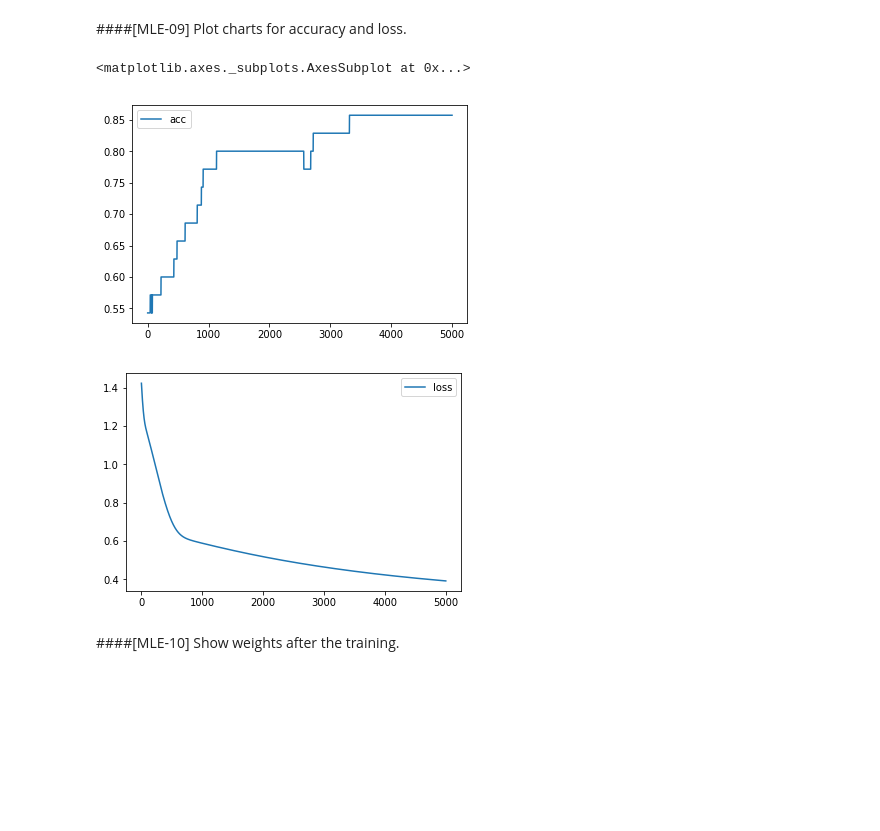
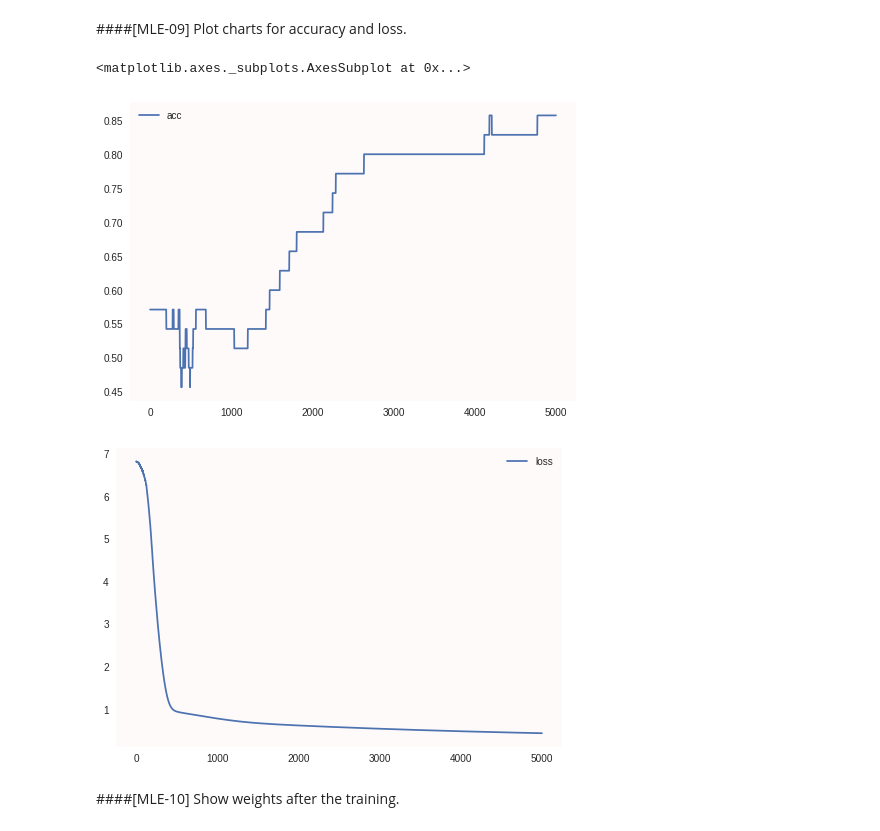
Before and after one commit to enakai00/colab_tfbook, a Jupyter notebook: Chapter02/1. Maximum likelihood estimation.ipynb, the cells around one changed output. Saved outputs shown, nothing was run; the diff lists cells and outputs as text; code cells hidden in the pictures; blank space fills up the shorter version.

```diff
--- a/Chapter02/1. Maximum likelihood estimation.ipynb
+++ b/Chapter02/1. Maximum likelihood estimation.ipynb
@@ -14,8 +14,12 @@ import pandas as pd
 from pandas import DataFrame, Series
 import matplotlib.pyplot as plt
 
+import tensorflow as tf
 import keras
 from keras import layers
 from keras import models
 
 np.random.seed(20190220)
+tf.set_random_seed(20190220)
+
+plt.rcParams['axes.facecolor'] = 'snow'
@@ -129,12 +131,12 @@ history = model.fit(train_x, train_t,
 ####[MLE-09]
 Plot charts for accuracy and loss.
 # %%
-DataFrame({'acc': history.history['acc']}).plot()
-DataFrame({'loss': history.history['loss']}).plot()
+DataFrame({'acc': history.history['acc']}).plot(grid=False)
+DataFrame({'loss': history.history['loss']}).plot(grid=False)
 # %% [output]
 <matplotlib.axes._subplots.AxesSubplot at 0x...>
-[figure, old version]
+[figure, new version]
-[figure, old version]
+[figure, new version]
 # %% [markdown]
 ####[MLE-10]
 Show weights after the training.
```
Also changed, not shown: parts of 5 cells of this notebook, 14 other files.
